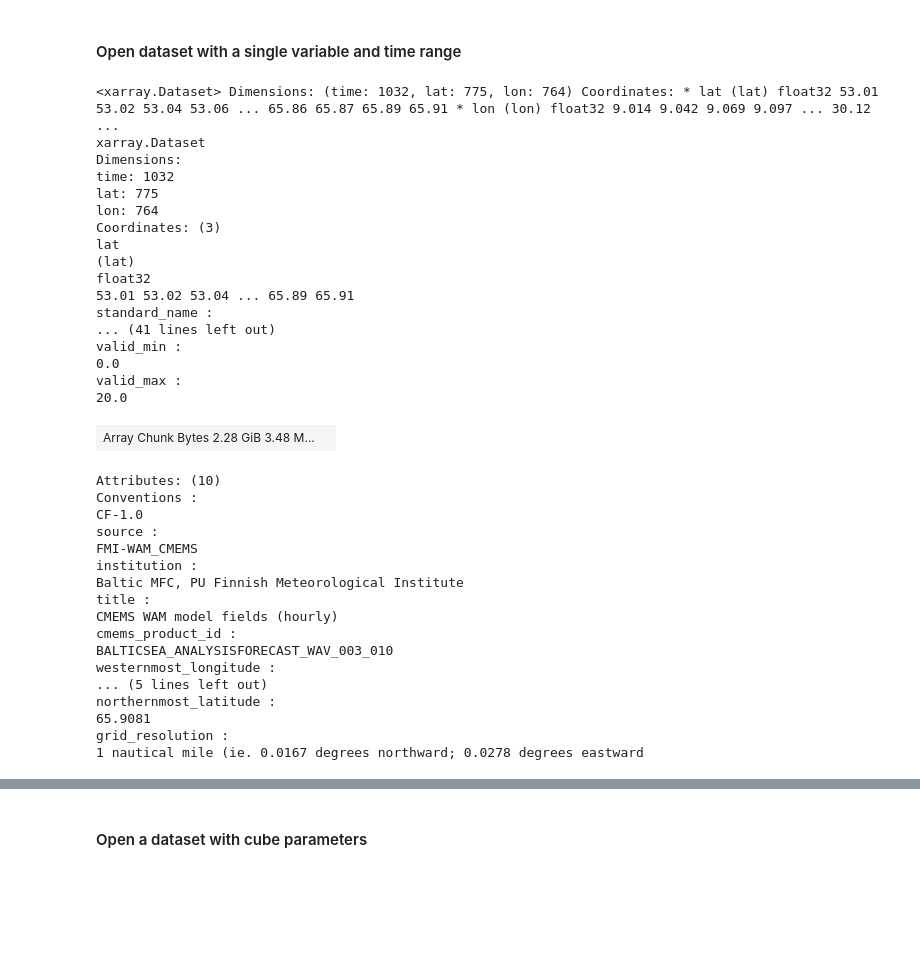
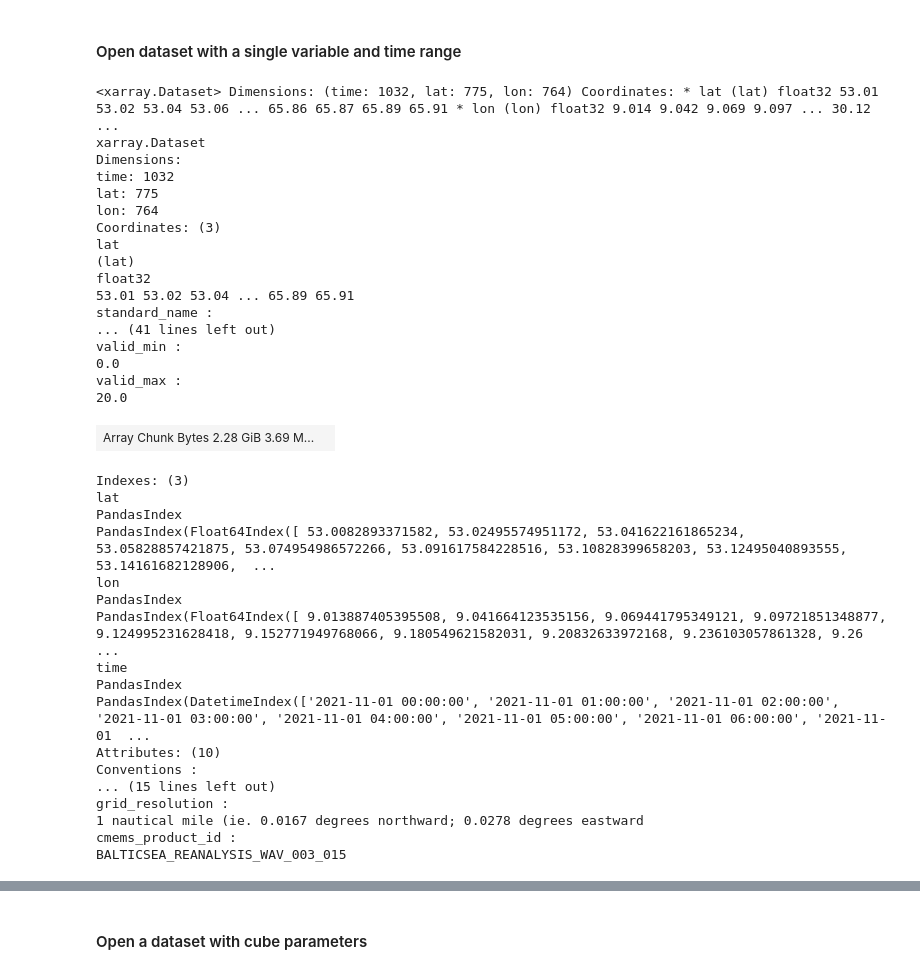
Before and after one commit to deepesdl/deepesdl-doc, a Jupyter notebook: notebooks/02_Generate_CMEMS_cubes.ipynb, the cells around one changed output, grey strips where cells are left out. Drawn from its saved outputs; the diff is of its cells as text; code cells hidden in the pictures; blank space fills up the shorter version.

```diff
--- a/notebooks/02_Generate_CMEMS_cubes.ipynb
+++ b/notebooks/02_Generate_CMEMS_cubes.ipynb
@@ -128,42 +130,42 @@ valid_max :
 # %% [markdown]
 #### Open dataset with a single variable and time range
 # %%
-ds = cmems_store.open_data('dataset-bal-analysis-forecast-wav-hourly','dataset:zarr:cmems',variable_names=['VHM0'],time_range=('2022-11-01','2022-12-13'))
+ds = cmems_store.open_data('dataset-bal-reanalysis-wav-hourly','dataset:zarr:cmems',variable_names=['VHM0'],time_range=('2021-11-01','2021-12-13'))
 ds
 # %% [output]
 <xarray.Dataset> Dimensions: (time: 1032, lat: 775, lon: 764) Coordinates: * lat (lat) float32 53.01 53.02 53.04 53.06 ... 65.86 65.87 65.89 65.91 * lon (lon) float32 9.014 9.042 9.069 9.097 ... 30.12 ...
 xarray.Dataset
 Dimensions:
 time: 1032
 lat: 775
 lon: 764
 Coordinates: (3)
 lat
 (lat)
 float32
 53.01 53.02 53.04 ... 65.89 65.91
 standard_name :
 ... (41 lines left out)
 valid_min :
 0.0
 valid_max :
 20.0
-| Array Chunk Bytes 2.28 GiB 3.48 M... |  |
+| Array Chunk Bytes 2.28 GiB 3.69 M... |  |
+Indexes: (3)
+lat
+PandasIndex
+PandasIndex(Float64Index([ 53.0082893371582, 53.02495574951172, 53.041622161865234, 53.05828857421875, 53.074954986572266, 53.091617584228516, 53.10828399658203, 53.12495040893555, 53.14161682128906,  ...
+lon
+PandasIndex
+PandasIndex(Float64Index([ 9.013887405395508, 9.041664123535156, 9.069441795349121, 9.09721851348877, 9.124995231628418, 9.152771949768066, 9.180549621582031, 9.20832633972168, 9.236103057861328, 9.26 ...
+time
+PandasIndex
+PandasIndex(DatetimeIndex(['2021-11-01 00:00:00', '2021-11-01 01:00:00', '2021-11-01 02:00:00', '2021-11-01 03:00:00', '2021-11-01 04:00:00', '2021-11-01 05:00:00', '2021-11-01 06:00:00', '2021-11-01  ...
 Attributes: (10)
 Conventions :
-CF-1.0
-source :
-FMI-WAM_CMEMS
-institution :
-Baltic MFC, PU Finnish Meteorological Institute
-title :
-CMEMS WAM model fields (hourly)
-cmems_product_id :
-BALTICSEA_ANALYSISFORECAST_WAV_003_010
-westernmost_longitude :
-... (5 lines left out)
-northernmost_latitude :
-65.9081
+... (15 lines left out)
 grid_resolution :
 1 nautical mile (ie. 0.0167 degrees northward; 0.0278 degrees eastward
+cmems_product_id :
+BALTICSEA_REANALYSIS_WAV_003_015
 # %%
```
Also changed, not shown: parts of 14 cells of this notebook, 6 other files.
